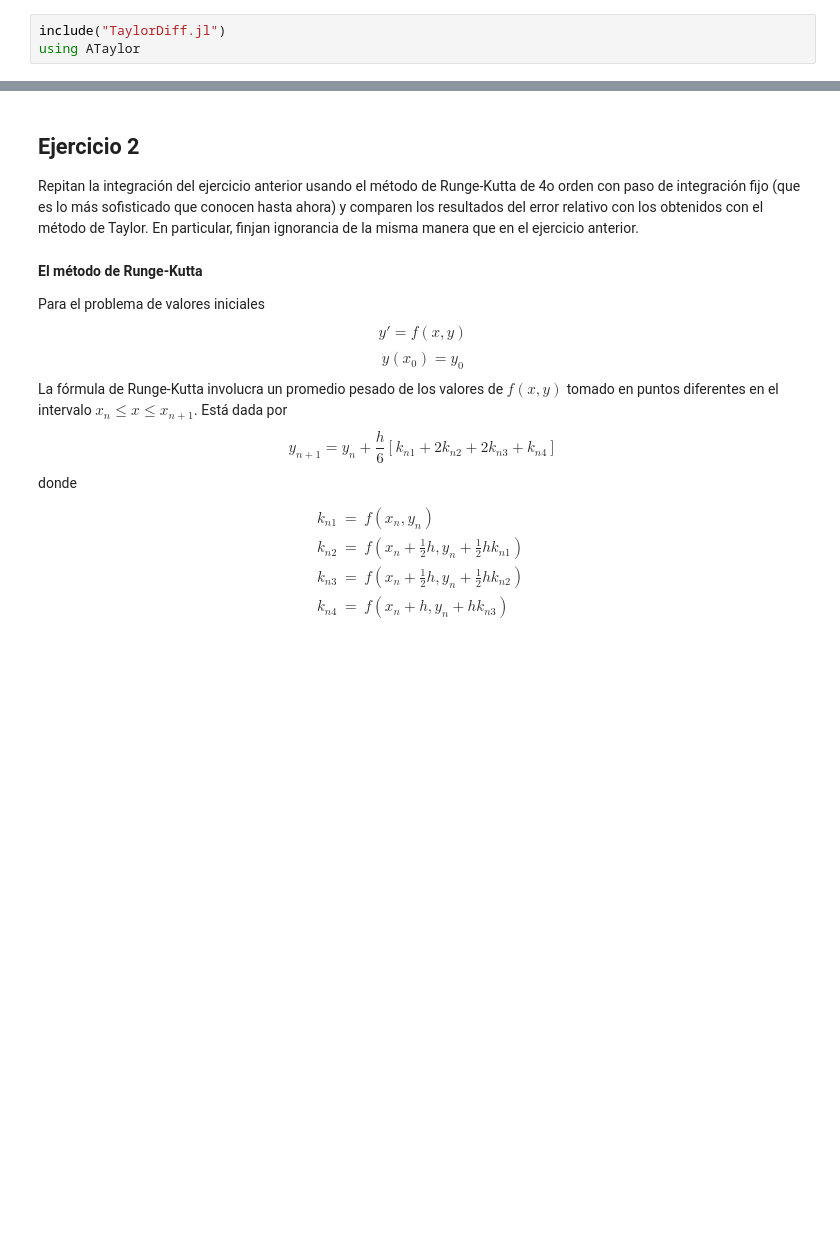
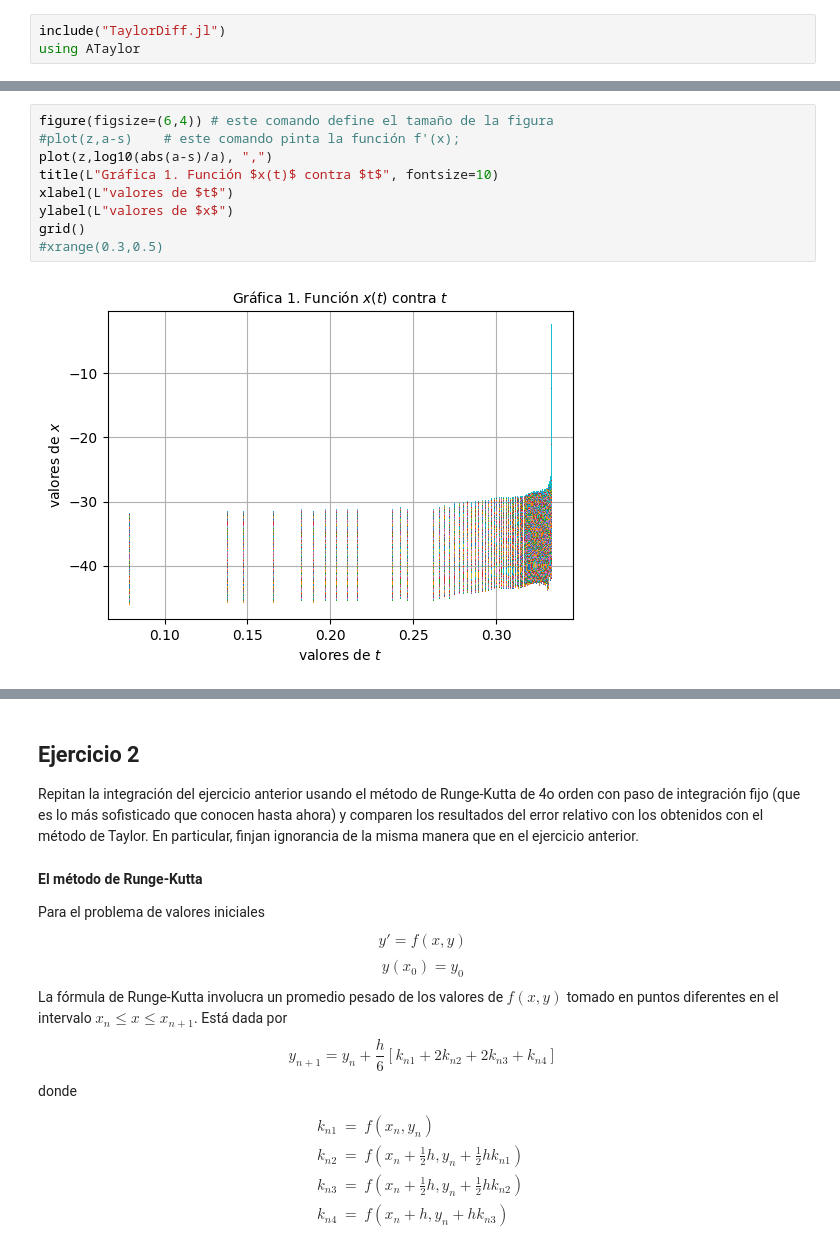
Before and after one commit to lbenet/2017-2_TSFisComputacional-1, a Jupyter notebook: tareas/rene/Tarea6.ipynb, the cells around one changed output, grey strips where cells are left out. Cells and saved outputs as stored; diff of their text form; blank space fills up the shorter version.

```diff
--- a/tareas/rene/Tarea6.ipynb
+++ b/tareas/rene/Tarea6.ipynb
@@ -34,0 +127,11 @@ x^2,x^3,x^4,x^5
+# %%
+figure(figsize=(6,4)) # este comando define el tamaño de la figura
+#plot(z,a-s)    # este comando pinta la función f'(x);
+plot(z,log10(abs(a-s)/a), ",")
+title(L"Gráfica 1. Función $x(t)$ contra $t$", fontsize=10)
+xlabel(L"valores de $t$")
+ylabel(L"valores de $x$")
+grid()
+#xrange(0.3,0.5)
+# %% [output]
+[figure, added]
```
Also changed, not shown: parts of 20 cells of this notebook.
